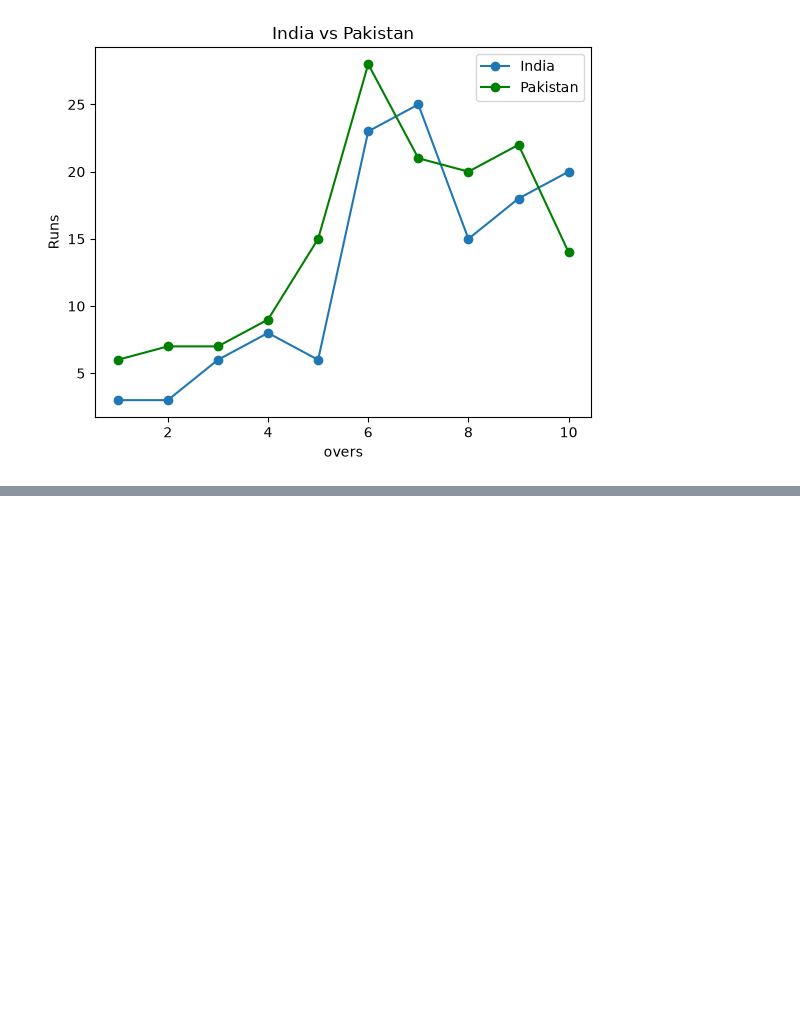
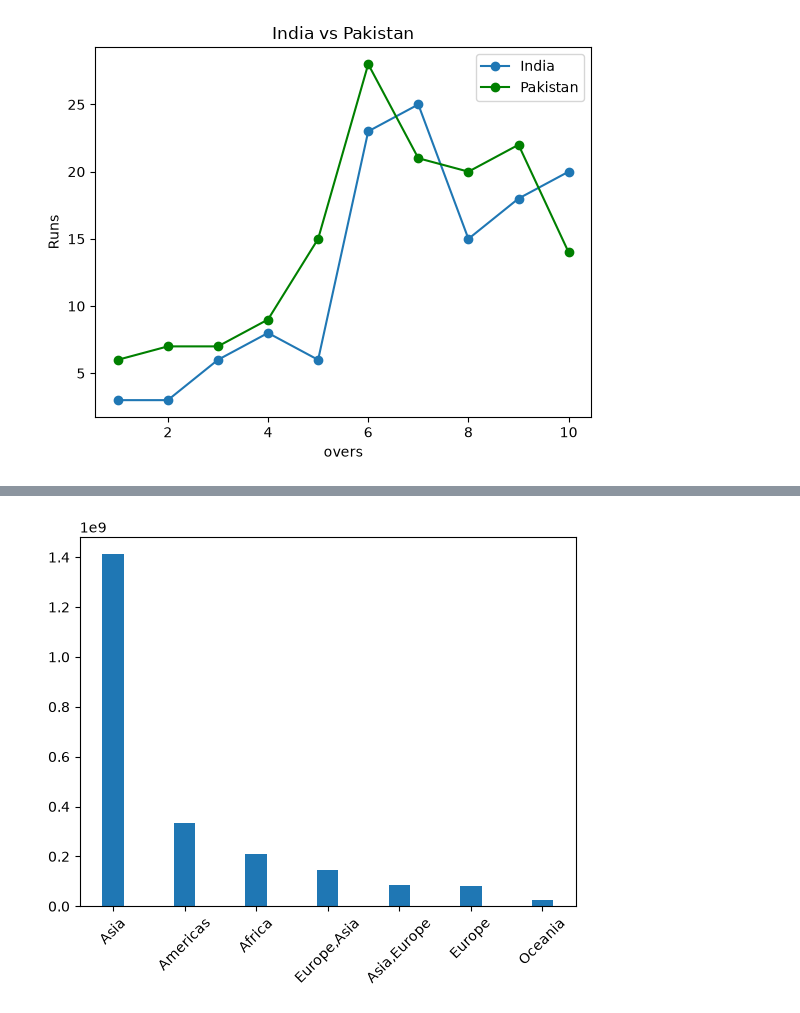
Before and after one commit to faheembashir/Analytics, a Jupyter notebook: Matplotlib/index.ipynb, the cells around one changed output, grey strips where cells are left out. Drawn from its saved outputs; the diff is of its cells as text; code cells hidden in the pictures; blank space fills up the shorter version.

```diff
--- a/Matplotlib/index.ipynb
+++ b/Matplotlib/index.ipynb
@@ -63,0 +96,6 @@ plt.show()
+# %%
+plt.bar(dpop["Region"],dpop["Population"],width=0.3)
+plt.xticks(rotation=45)
+plt.show()
+# %% [output]
+[figure, added]
```
Also changed, not shown: parts of 25 cells of this notebook.
